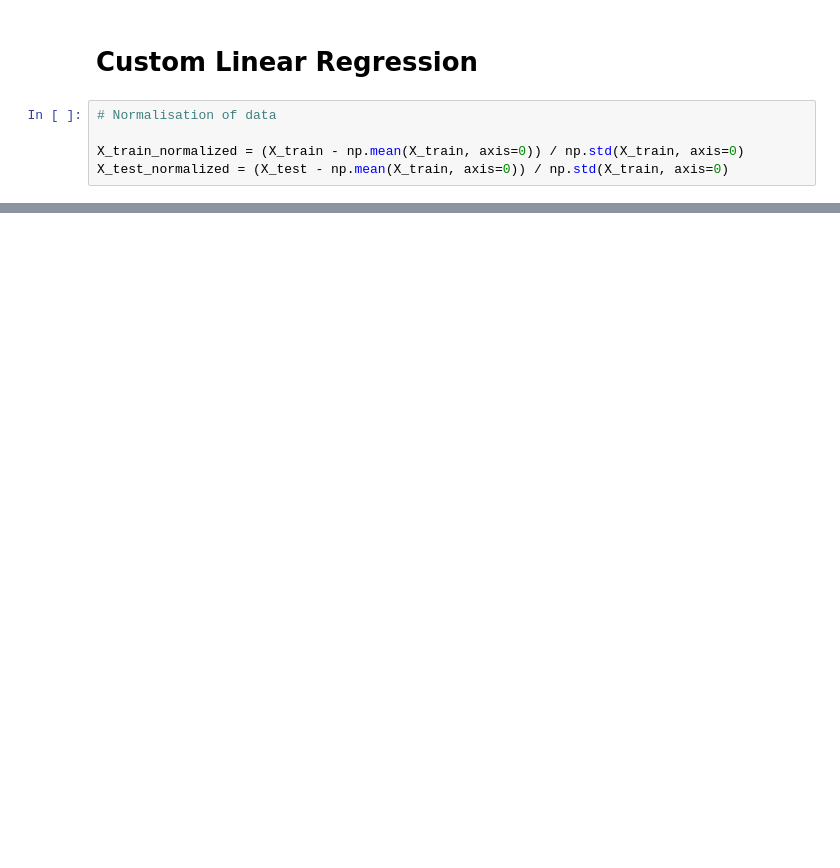
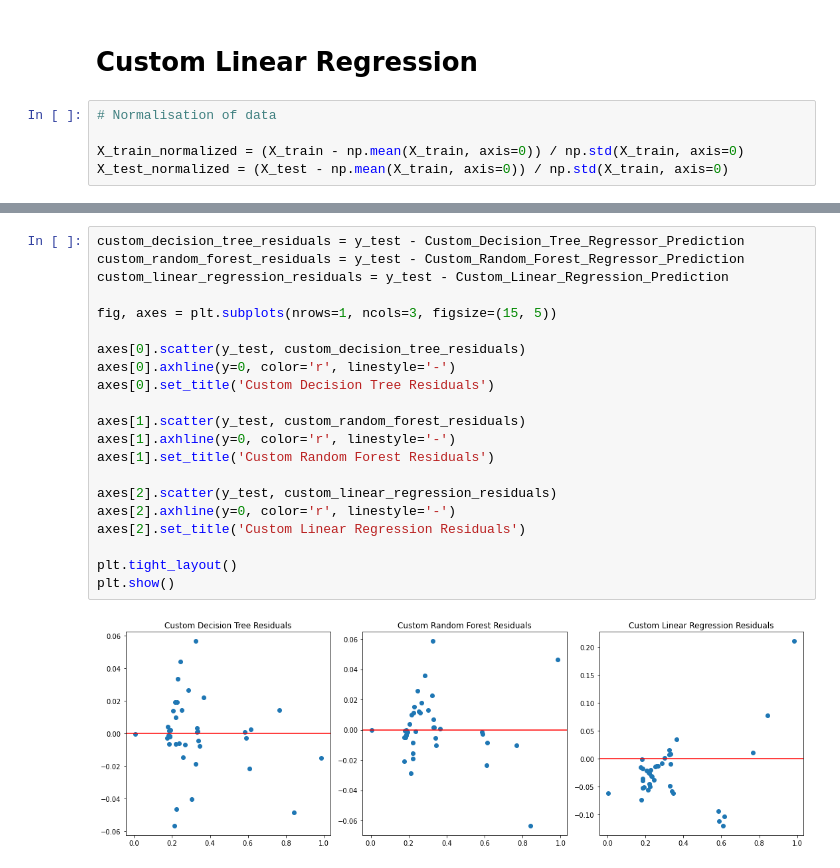
Before and after one commit to NathanPortelli/ICS5110-Applied-ML, a Jupyter notebook: main.ipynb, the cells around one changed output, grey strips where cells are left out. Drawn from its saved outputs; the diff is of its cells as text; blank space fills up the shorter version.

```diff
--- a/main.ipynb
+++ b/main.ipynb
@@ -288,0 +288,23 @@ plt.show()
+# %%
+custom_decision_tree_residuals = y_test - Custom_Decision_Tree_Regressor_Prediction
+custom_random_forest_residuals = y_test - Custom_Random_Forest_Regressor_Prediction
+custom_linear_regression_residuals = y_test - Custom_Linear_Regression_Prediction
+
+fig, axes = plt.subplots(nrows=1, ncols=3, figsize=(15, 5))
+
+axes[0].scatter(y_test, custom_decision_tree_residuals)
+axes[0].axhline(y=0, color='r', linestyle='-')
+axes[0].set_title('Custom Decision Tree Residuals')
+
+axes[1].scatter(y_test, custom_random_forest_residuals)
+axes[1].axhline(y=0, color='r', linestyle='-')
+axes[1].set_title('Custom Random Forest Residuals')
+
+axes[2].scatter(y_test, custom_linear_regression_residuals)
+axes[2].axhline(y=0, color='r', linestyle='-')
+axes[2].set_title('Custom Linear Regression Residuals')
+
+plt.tight_layout()
+plt.show()
+# %% [output]
+[figure, added]
```
Also changed, not shown: parts of 9 cells of this notebook.
